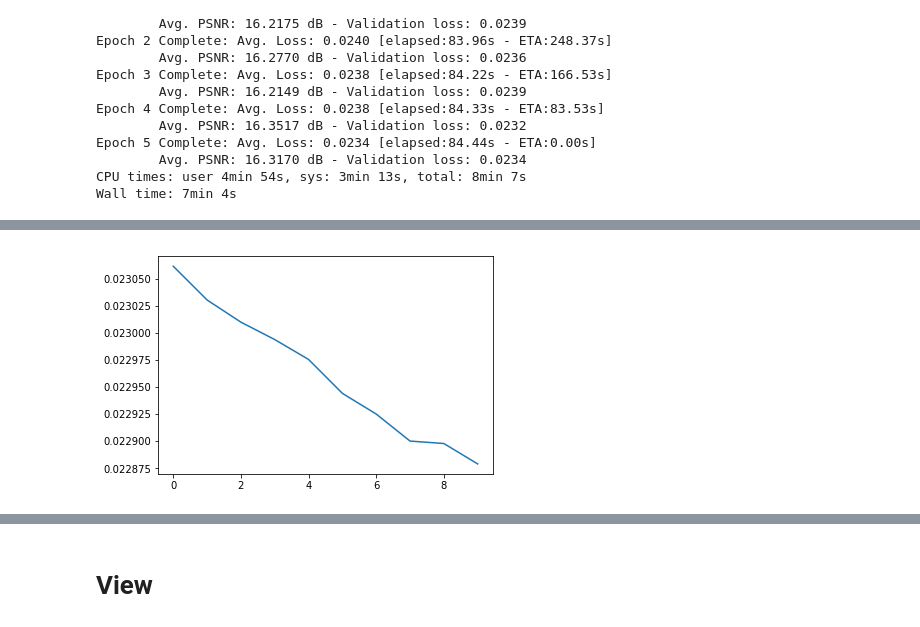
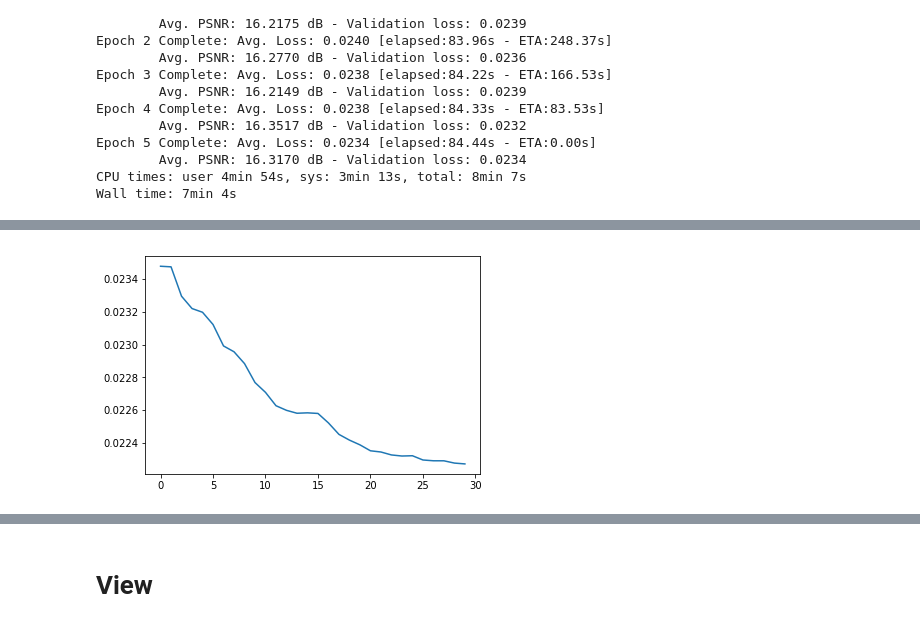
Before and after one commit to renato145/sres, a Jupyter notebook: pytorch/pytorch_version.ipynb, the cells around one changed output, grey strips where cells are left out. Drawn from its saved outputs; the diff is of its cells as text; code cells hidden in the pictures.

```diff
--- a/pytorch/pytorch_version.ipynb
+++ b/pytorch/pytorch_version.ipynb
@@ -110,10 +112,12 @@ def train(epochs):
 
         print(pline2 + ' '*max(0, (len(pline2) - len(pline1))))
         test()
+        # Making sure we don't end with a corrupted file if the process gets interrupted:
         save = model_data + '.pkl' if save_flag == 1 else model_data + '_temp.pkl'
-        torch.save(net.state_dict(), save)
+        checkpoint(save)
         save_flag *= -1
 
+    print()
     return h
 
 def test():
@@ -132,6 +136,15 @@ def test():
         avg_psnr += psnr
     print('\tAvg. PSNR: %.4f dB - Validation loss: %.4f' % (avg_psnr / t, eval_loss / t))
 
+def checkpoint(fpath):
+    torch.save({'model': net.state_dict(),
+                'optimizer': optimizer.state_dict()}, fpath)
+
+def load_checkpoint(fpath=model_data + '.pkl'):
+    d = torch.load(fpath)
+    net.load_state_dict(d['model'])
+    optimizer.load_state_dict(d['optimizer'])
+
 def update_lr(lr):
     for param_group in optimizer.param_groups:
         param_group['lr'] = lr
@@ -156,8 +169,13 @@ CPU times: user 4min 54s, sys: 3min 13s, total: 8min 7s
 Wall time: 7min 4s
 # %%
 %%time
+history = []
 update_lr(1e-3)
-history = train(10)
+history += train(10)
+update_lr(5e-4)
+history += train(10)
+update_lr(1e-4)
+history += train(10)
 plt.plot(history)
 # %% [output]
 Training on 112500 images for 10 epochs
@@ -180,4 +198,4 @@ Wall time: 13min 55s
-[figure, old version]
+[figure, new version]
 # %%
 torch.save(net.state_dict(), model_data + '.pkl')
 os.remove(model_data + '_temp.pkl')
```
Also changed, not shown: parts of 9 cells of this notebook, 1 other file.
